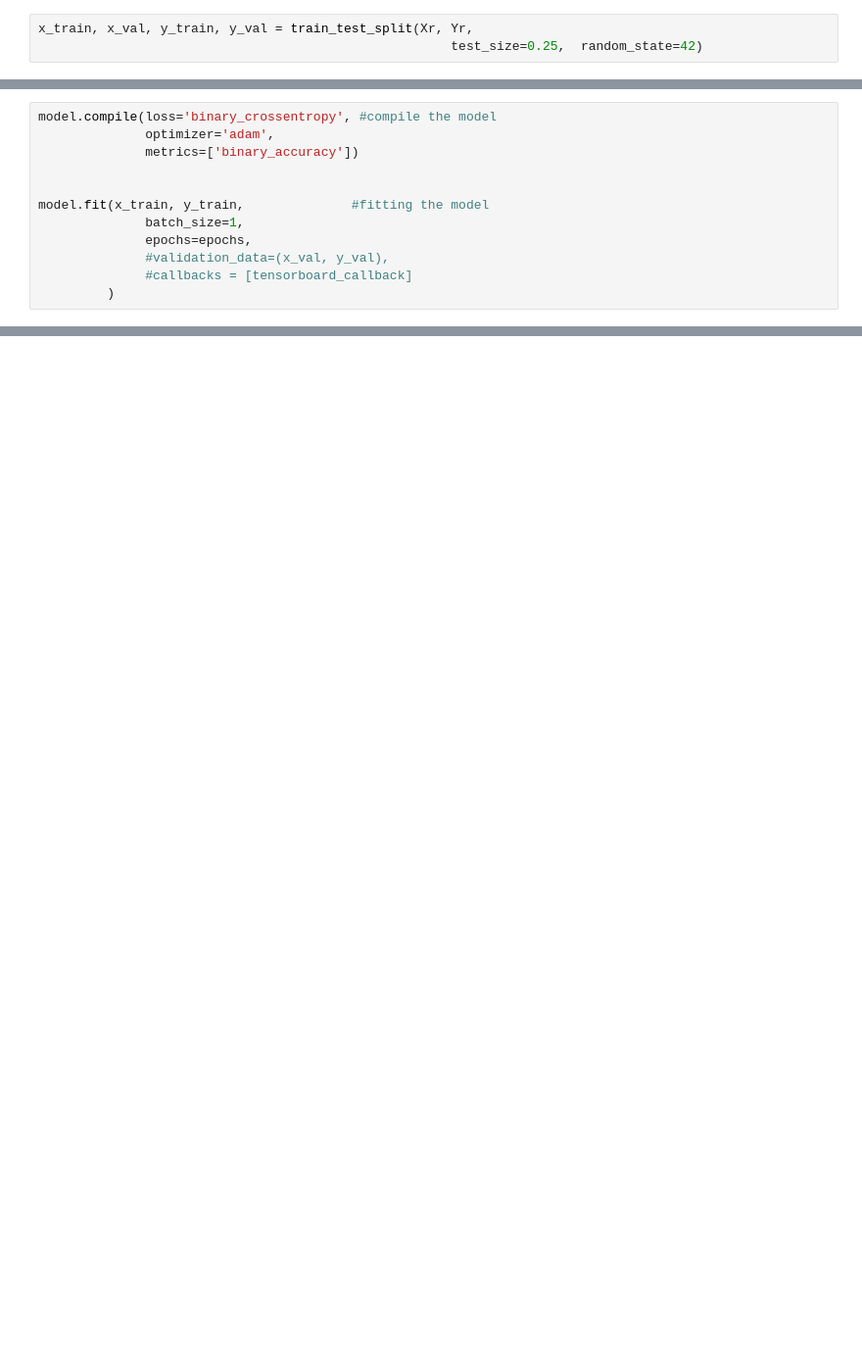
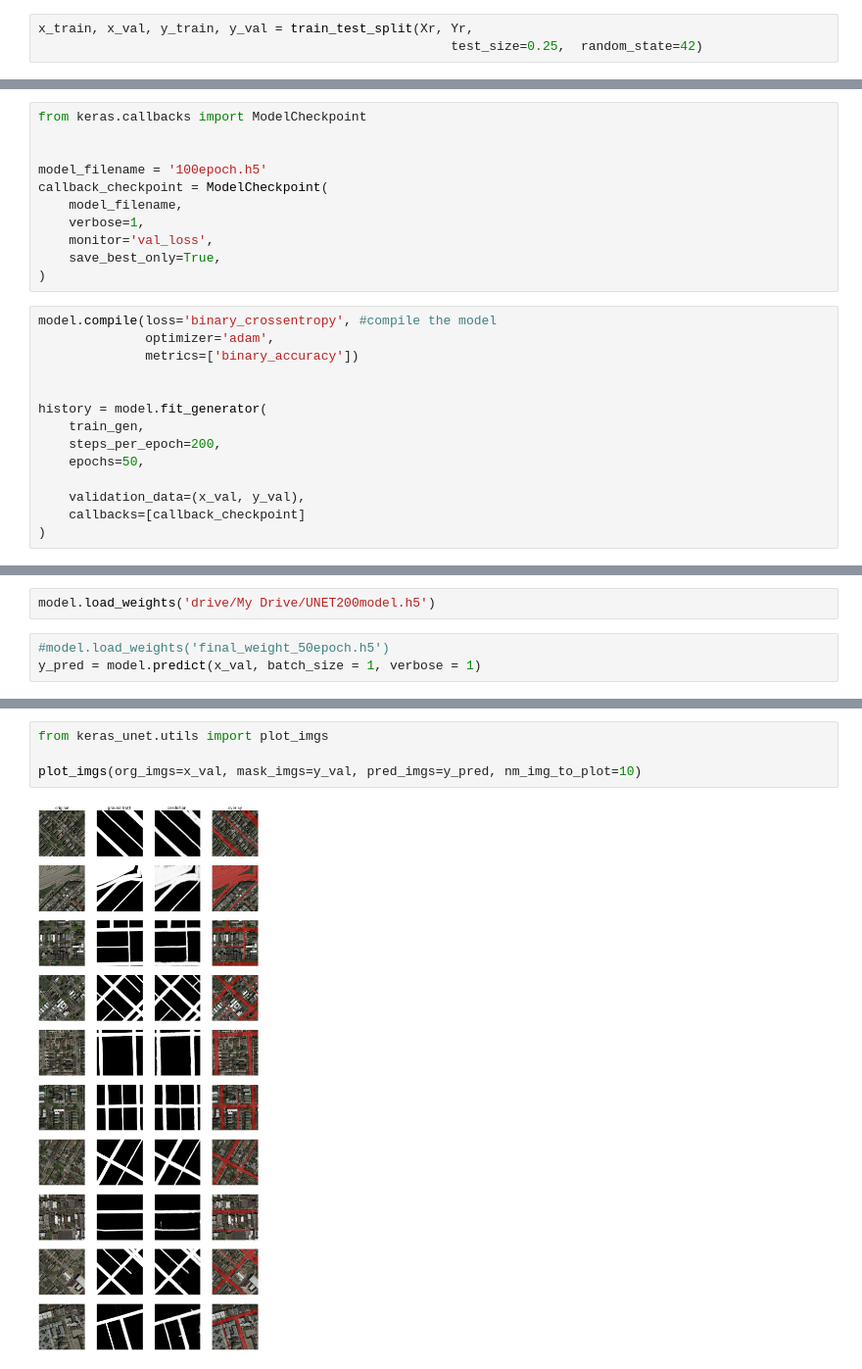
Before and after one commit to arthurbabey/road66, a Jupyter notebook: unet_colab.ipynb, the cells around one changed output, grey strips where cells are left out. Shown at 98% size. Drawn from its saved outputs; the diff is of its cells as text; blank space fills up the shorter version.

```diff
--- a/unet_colab.ipynb
+++ b/unet_colab.ipynb
@@ -294,15 +299,28 @@ epochs = 3
+# %%
+from keras.callbacks import ModelCheckpoint
+
+
+model_filename = '100epoch.h5'
+callback_checkpoint = ModelCheckpoint(
+    model_filename,
+    verbose=1,
+    monitor='val_loss',
+    save_best_only=True,
+)
 # %%
 model.compile(loss='binary_crossentropy', #compile the model
               optimizer='adam',
               metrics=['binary_accuracy'])
 
 
-model.fit(x_train, y_train,              #fitting the model
-              batch_size=1,
-              epochs=epochs,
-              #validation_data=(x_val, y_val),
-              #callbacks = [tensorboard_callback]
-         )
+history = model.fit_generator(
+    train_gen,
+    steps_per_epoch=200,
+    epochs=50,
+
+    validation_data=(x_val, y_val),
+    callbacks=[callback_checkpoint]
+)
 # %% [output]
 WARNING:tensorflow:From /usr/local/lib/python3.6/dist-packages/keras/optimizers.py:793: The name tf.train.Optimizer is deprecated. Please use tf.compat.v1.train.Optimizer instead.
 
@@ -344,0 +344,5 @@ ________________________________________________________________________________
+# %%
+model.load_weights('drive/My Drive/UNET200model.h5')
+# %%
+#model.load_weights('final_weight_50epoch.h5')
+y_pred = model.predict(x_val, batch_size = 1, verbose = 1)
@@ -344,0 +351,6 @@ ________________________________________________________________________________
+# %%
+from keras_unet.utils import plot_imgs
+
+plot_imgs(org_imgs=x_val, mask_imgs=y_val, pred_imgs=y_pred, nm_img_to_plot=10)
+# %% [output]
+[figure, added]
```
Also changed, not shown: parts of 31 cells of this notebook.
